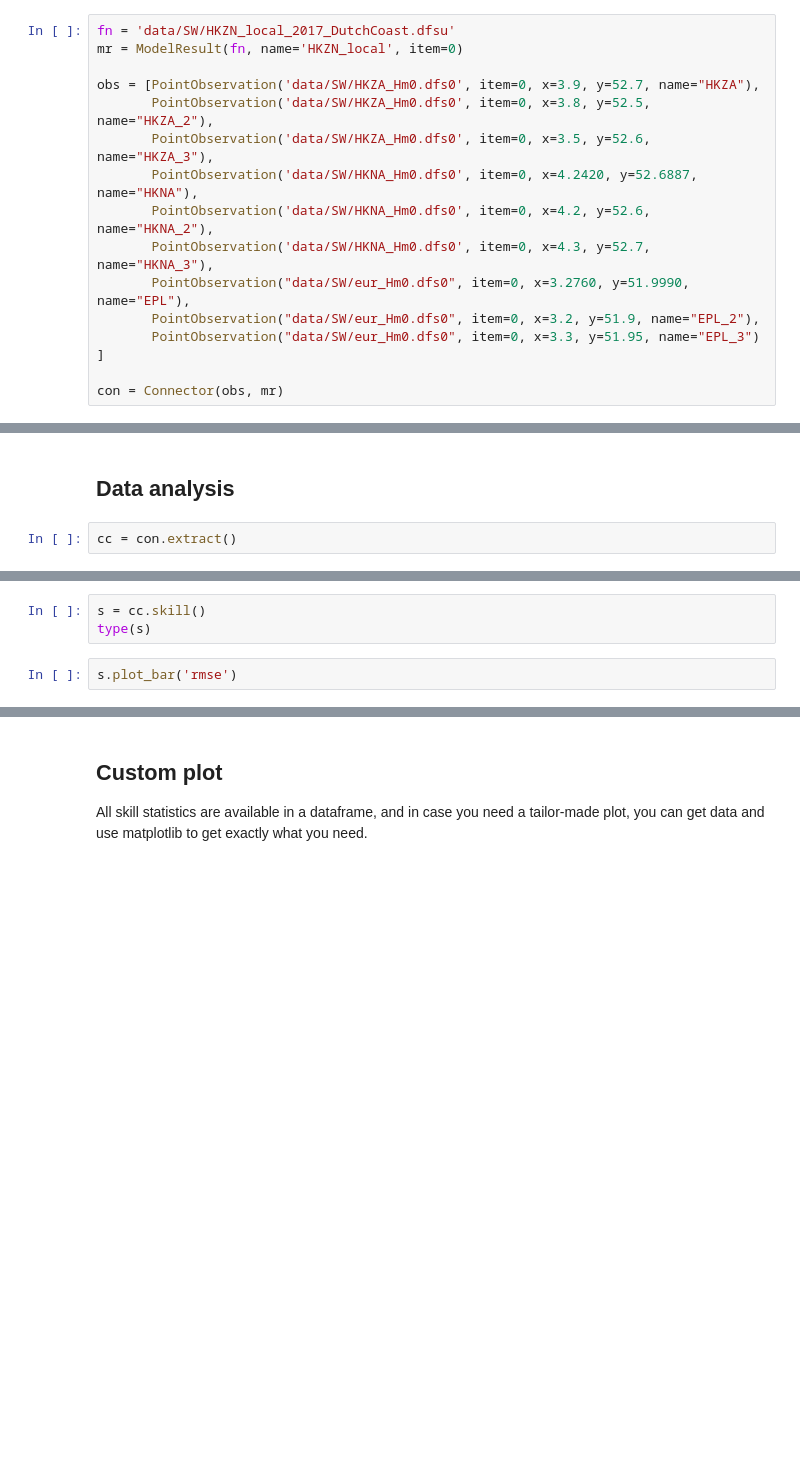
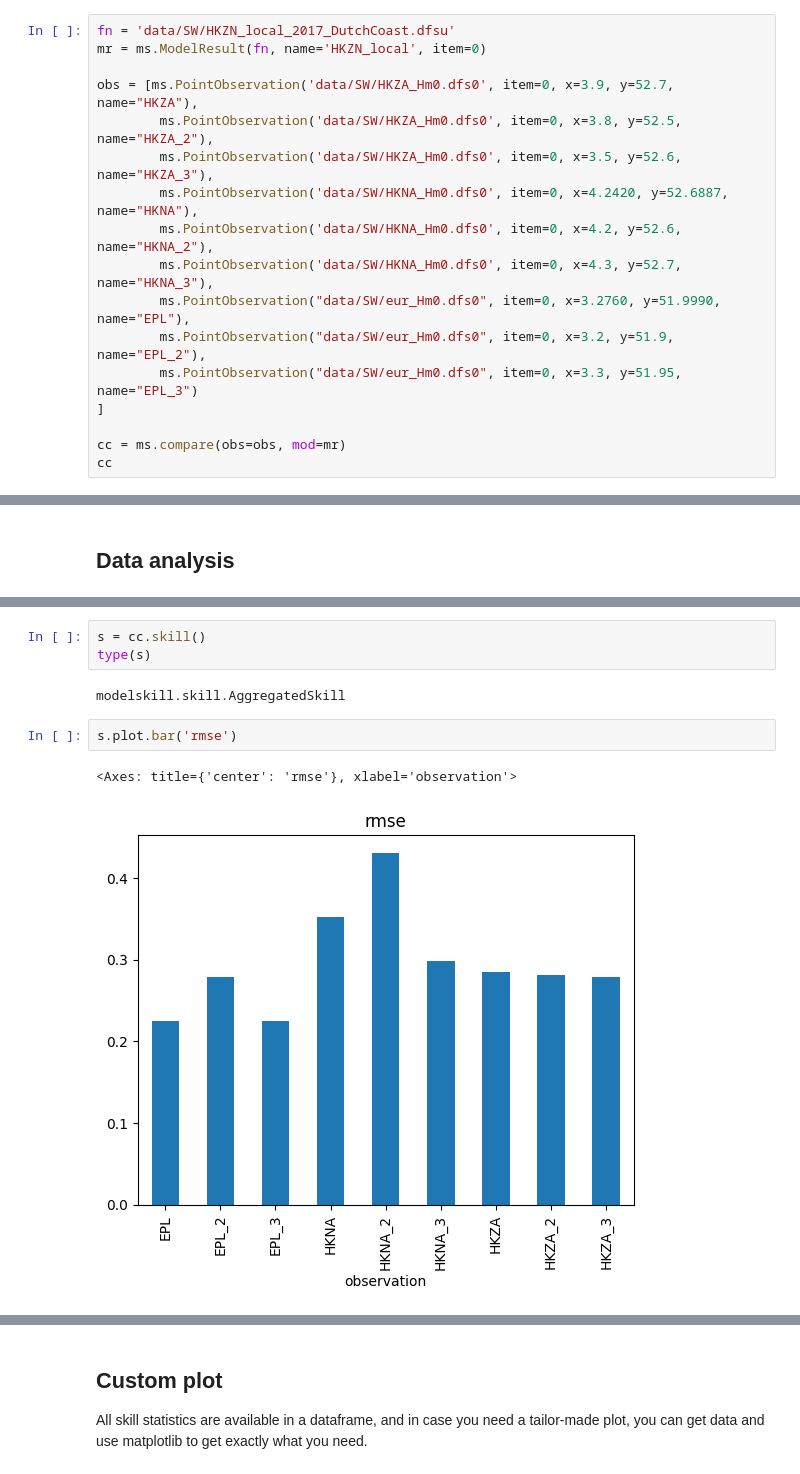
Before and after one commit to DHI/book-learn-mikeio-modelskill, a Jupyter notebook: mini_book/model_skill_visualisation.ipynb, the cells around one changed output, grey strips where cells are left out. Drawn from its saved outputs; the diff is of its cells as text; blank space fills up the shorter version.

Commit message:
Remove Connector

```diff
--- a/mini_book/model_skill_visualisation.ipynb
+++ b/mini_book/model_skill_visualisation.ipynb
@@ -5,17 +4,18 @@ from modelskill import ModelResult, Connector
 # Model skill visualisation
 # %%
 fn = 'data/SW/HKZN_local_2017_DutchCoast.dfsu'
-mr = ModelResult(fn, name='HKZN_local', item=0)
+mr = ms.ModelResult(fn, name='HKZN_local', item=0)
 
-obs = [PointObservation('data/SW/HKZA_Hm0.dfs0', item=0, x=3.9, y=52.7, name="HKZA"),
-       PointObservation('data/SW/HKZA_Hm0.dfs0', item=0, x=3.8, y=52.5, name="HKZA_2"),
-       PointObservation('data/SW/HKZA_Hm0.dfs0', item=0, x=3.5, y=52.6, name="HKZA_3"),
-       PointObservation('data/SW/HKNA_Hm0.dfs0', item=0, x=4.2420, y=52.6887, name="HKNA"),
-       PointObservation('data/SW/HKNA_Hm0.dfs0', item=0, x=4.2, y=52.6, name="HKNA_2"),
-       PointObservation('data/SW/HKNA_Hm0.dfs0', item=0, x=4.3, y=52.7, name="HKNA_3"),
-       PointObservation("data/SW/eur_Hm0.dfs0", item=0, x=3.2760, y=51.9990, name="EPL"),
-       PointObservation("data/SW/eur_Hm0.dfs0", item=0, x=3.2, y=51.9, name="EPL_2"),
-       PointObservation("data/SW/eur_Hm0.dfs0", item=0, x=3.3, y=51.95, name="EPL_3")
+obs = [ms.PointObservation('data/SW/HKZA_Hm0.dfs0', item=0, x=3.9, y=52.7, name="HKZA"),
+        ms.PointObservation('data/SW/HKZA_Hm0.dfs0', item=0, x=3.8, y=52.5, name="HKZA_2"),
+        ms.PointObservation('data/SW/HKZA_Hm0.dfs0', item=0, x=3.5, y=52.6, name="HKZA_3"),
+        ms.PointObservation('data/SW/HKNA_Hm0.dfs0', item=0, x=4.2420, y=52.6887, name="HKNA"),
+        ms.PointObservation('data/SW/HKNA_Hm0.dfs0', item=0, x=4.2, y=52.6, name="HKNA_2"),
+        ms.PointObservation('data/SW/HKNA_Hm0.dfs0', item=0, x=4.3, y=52.7, name="HKNA_3"),
+        ms.PointObservation("data/SW/eur_Hm0.dfs0", item=0, x=3.2760, y=51.9990, name="EPL"),
+        ms.PointObservation("data/SW/eur_Hm0.dfs0", item=0, x=3.2, y=51.9, name="EPL_2"),
+        ms.PointObservation("data/SW/eur_Hm0.dfs0", item=0, x=3.3, y=51.95, name="EPL_3")
 ]
 
-con = Connector(obs, mr)
+cc = ms.compare(obs=obs, mod=mr)
+cc
@@ -55,6 +33,4 @@ con.to_config("data/SW/DutchCoast.yml")
 # %% [markdown]
 ## Data analysis
-# %%
-cc = con.extract()
 # %%
 cc.skill()
@@ -61,6 +49,11 @@ cc.skill()
 # %%
 s = cc.skill()
 type(s)
+# %% [output]
+modelskill.skill.AggregatedSkill
 # %%
-s.plot_bar('rmse')
+s.plot.bar('rmse')
+# %% [output]
+<Axes: title={'center': 'rmse'}, xlabel='observation'>
+[figure, added]
 # %%
```
Also changed, not shown: parts of 14 cells of this notebook.
